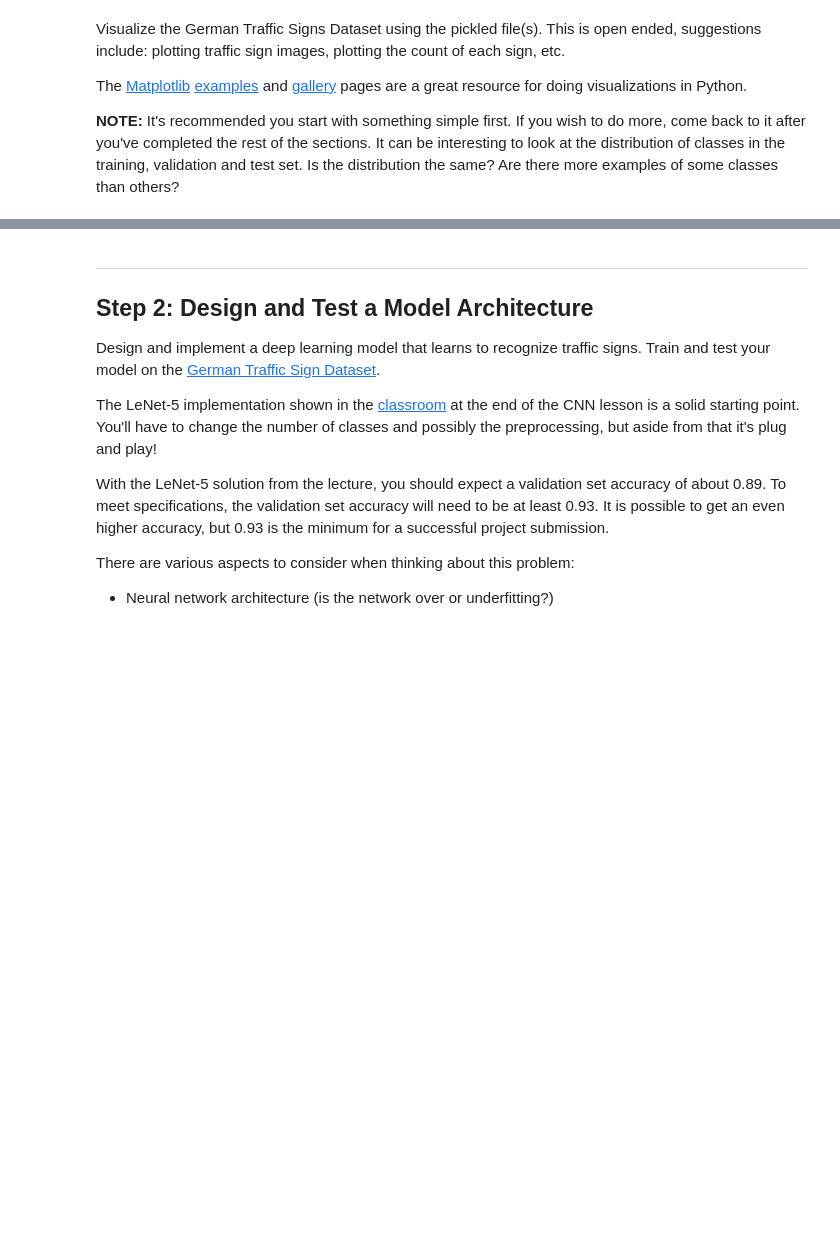
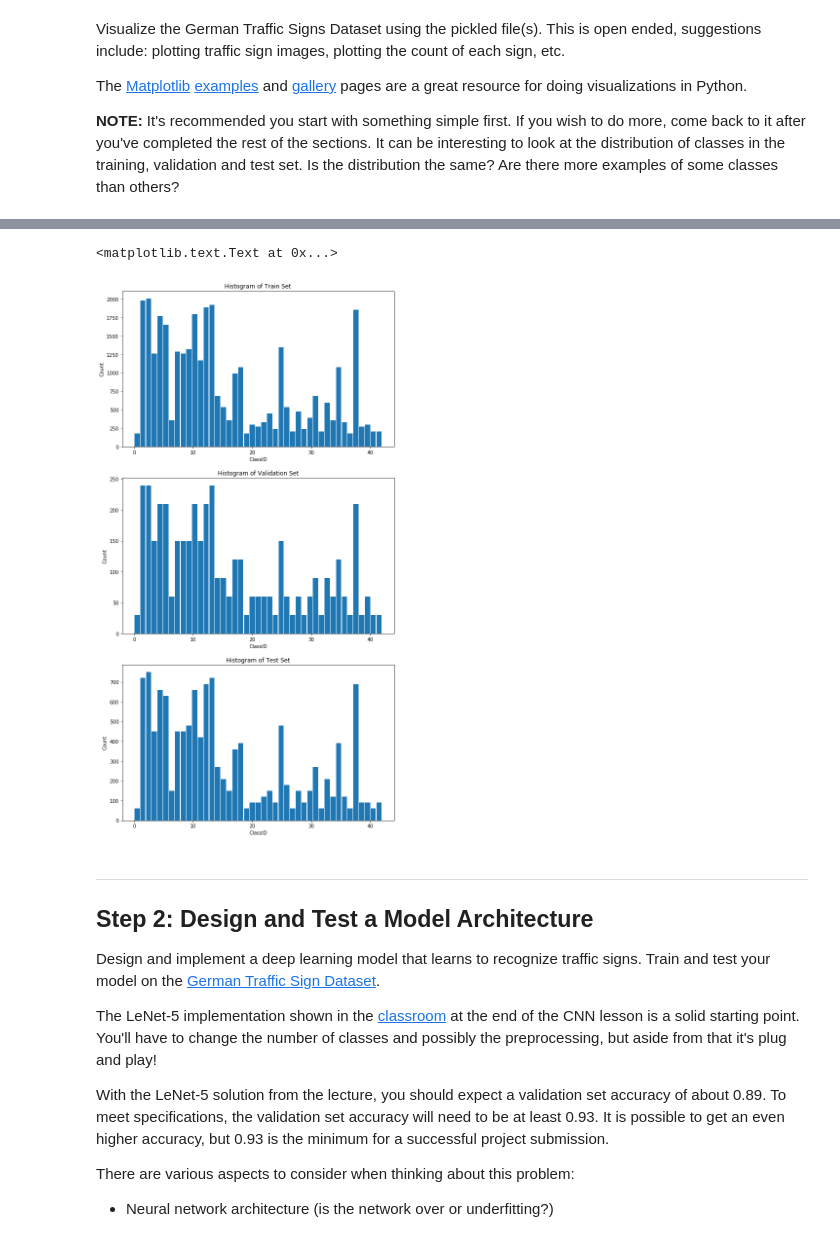
Before and after one commit to yuan-ji/CarND-Traffic-Sign-Classifier-Project, a Jupyter notebook: Traffic_Sign_Classifier.ipynb, the cells around one changed output, grey strips where cells are left out. Drawn from its saved outputs; the diff is of its cells as text; code cells hidden in the pictures; blank space fills up the shorter version.

```diff
--- a/Traffic_Sign_Classifier.ipynb
+++ b/Traffic_Sign_Classifier.ipynb
@@ -113,3 +126,26 @@ print(y_train[index])
+# %%
+def draw_hist(y_data):
+    plt.hist(y_data,bins=n_classes,rwidth=0.9)
+    plt.xlabel('ClassID')
+    plt.ylabel('Count')
+    pass
+
+
+plt.figure(figsize=[10,20])
+plt.subplot(3,1,1)
+draw_hist(y_train)
+plt.title('Histogram of Train Set')
+
+plt.subplot(3,1,2)
+draw_hist(y_valid)
+plt.title('Histogram of Validation Set')
+
+plt.subplot(3,1,3)
+draw_hist(y_test)
+plt.title('Histogram of Test Set')
+# %% [output]
+<matplotlib.text.Text at 0x...>
+[figure, added]
 # %% [markdown]
 ----
 
```
Also changed, not shown: parts of 3 cells of this notebook, 10 other files.
